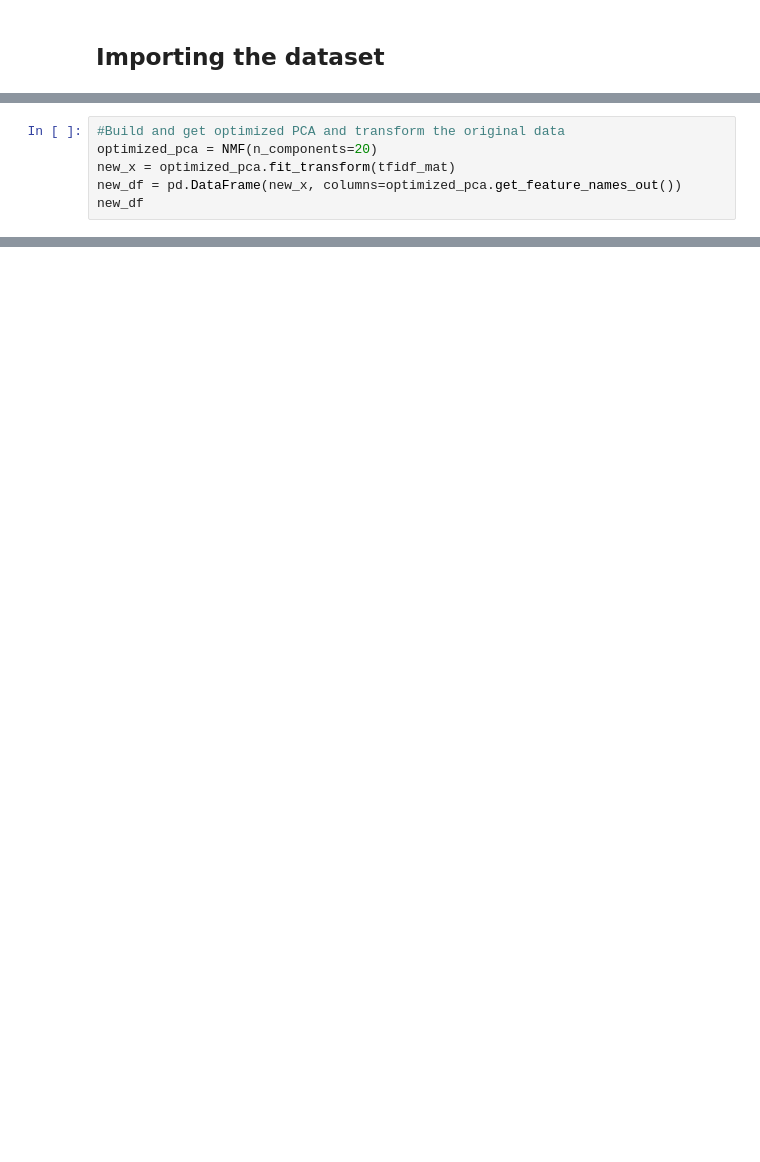
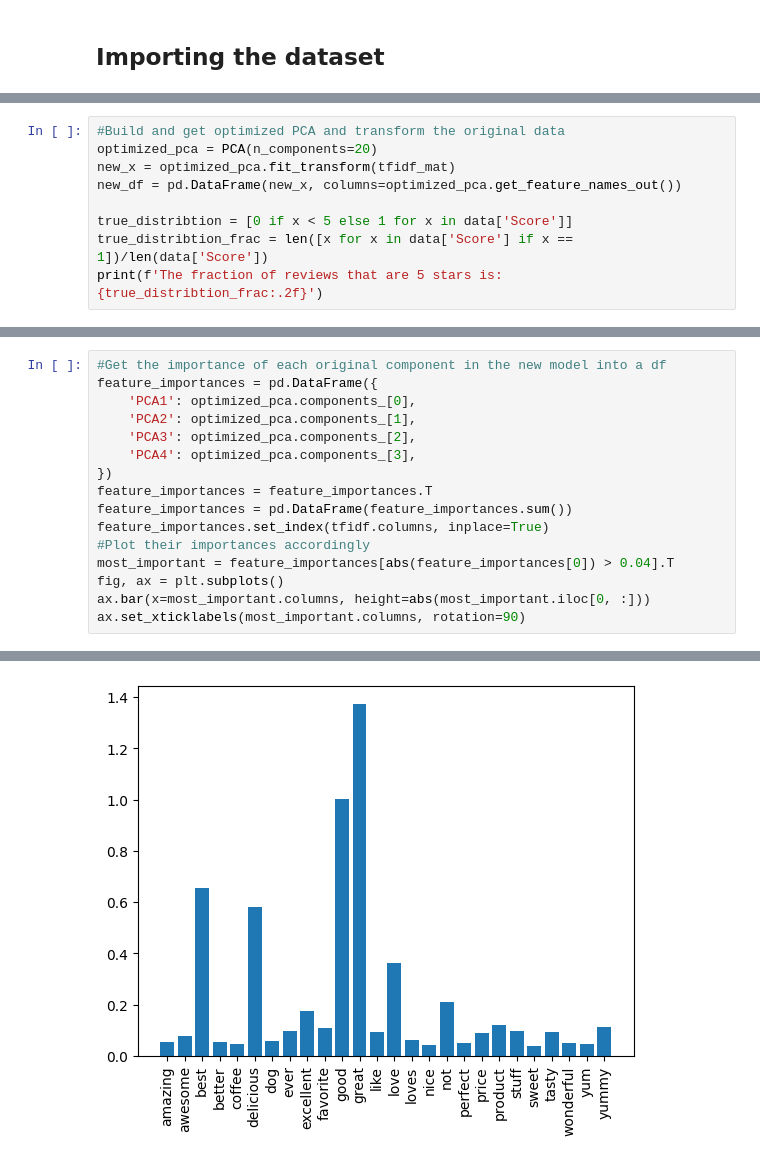
Before and after one commit to sslaquerre07/IBM_Machine_Learning, a Jupyter notebook: course4/final_project/final_project_course_4.ipynb, the cells around one changed output, grey strips where cells are left out. Saved outputs shown, nothing was run; the diff lists cells and outputs as text; blank space fills up the shorter version.

```diff
--- a/course4/final_project/final_project_course_4.ipynb
+++ b/course4/final_project/final_project_course_4.ipynb
@@ -138,7 +142,10 @@ ax.set(xlabel='n_components', ylabel='error')
 # %%
 #Build and get optimized PCA and transform the original data
-optimized_pca = NMF(n_components=20)
+optimized_pca = PCA(n_components=20)
 new_x = optimized_pca.fit_transform(tfidf_mat)
 new_df = pd.DataFrame(new_x, columns=optimized_pca.get_feature_names_out())
-new_df
+
+true_distribtion = [0 if x < 5 else 1 for x in data['Score']]
+true_distribtion_frac = len([x for x in data['Score'] if x == 1])/len(data['Score'])
+print(f'The fraction of reviews that are 5 stars is: {true_distribtion_frac:.2f}')
 # %% [output]
@@ -189,0 +188,17 @@ plt.show()
+# %%
+#Get the importance of each original component in the new model into a df
+feature_importances = pd.DataFrame({
+    'PCA1': optimized_pca.components_[0],
+    'PCA2': optimized_pca.components_[1],
+    'PCA3': optimized_pca.components_[2],
+    'PCA4': optimized_pca.components_[3],
+})
+feature_importances = feature_importances.T
+feature_importances = pd.DataFrame(feature_importances.sum())
+feature_importances.set_index(tfidf.columns, inplace=True)
+#Plot their importances accordingly
+most_important = feature_importances[abs(feature_importances[0]) > 0.04].T
+fig, ax = plt.subplots()
+ax.bar(x=most_important.columns, height=abs(most_important.iloc[0, :]))
+ax.set_xticklabels(most_important.columns, rotation=90)
+# %% [output]
@@ -189,0 +222 @@ plt.show()
+[figure, added]
```
Also changed, not shown: parts of 32 cells of this notebook.
